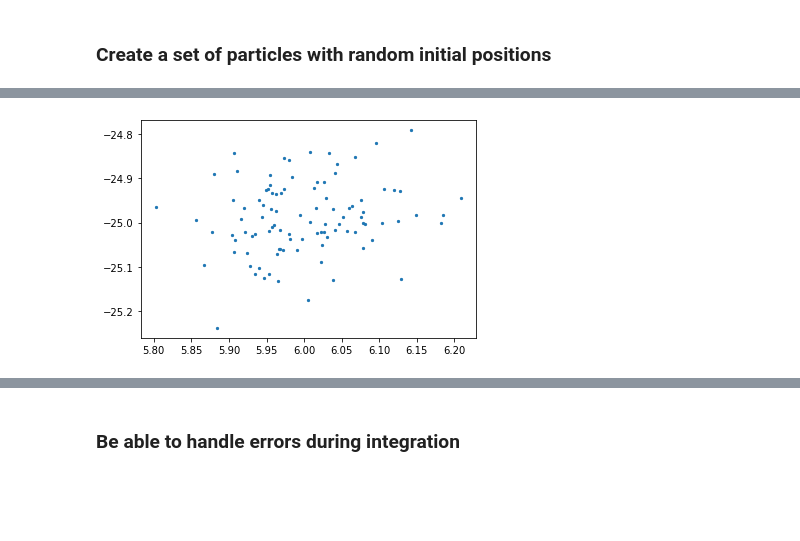
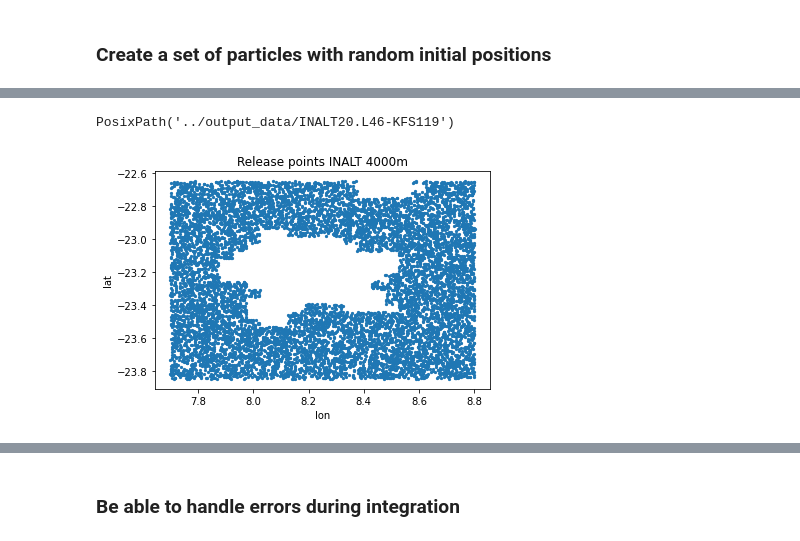
Before and after one commit to LeonMock/master-thesis, a Jupyter notebook: notebooks/2023-04-04_test-INALT.ipynb, the cells around one changed output, grey strips where cells are left out. Saved outputs shown, nothing was run; the diff lists cells and outputs as text; code cells hidden in the pictures; blank space fills up the shorter version.

```diff
--- a/notebooks/2023-04-04_test-INALT.ipynb
+++ b/notebooks/2023-04-04_test-INALT.ipynb
@@ -114,7 +116,7 @@ Data variables: (12/44)
 ### Load release location
 # %%
 def load_release_locations(release_locations_file):
-    df = pd.read_csv(release_locations_file, delimiter=";")
+    df = pd.read_csv(release_locations_file, delimiter=",")
     df = df.set_index("release_zone")
     df.index = df.index.str.lower().str.replace(' ', '-').str.replace("'", '-')
     return df
@@ -222,0 +235,10 @@ speed_param = np.random.uniform(
+# %%
+INALT_mask = xr.open_dataset('/gxfs_work1/geomar/smomw044/prep_data_iAtlantic_LMock/INALT20.L46-KFS119/1_INALT20.L46-KFS119_mesh_mask_iMirabilis.nc')
+topo_INALT = np.sum((INALT_mask.tmask*INALT_mask.e3t_0).isel(t=0),axis=0)
+topo_INALT.rename({'lat','lon'})
+topo_INALT = topo_INALT.assign_coords({"lon": INALT_mask.glamt.isel(t=0,y=0)})
+topo_INALT = topo_INALT.assign_coords({"lat": INALT_mask.gphit.isel(t=0,x=0)})
+topo_INALT = topo_INALT.swap_dims({'x': 'lon'})
+topo_INALT = topo_INALT.swap_dims({'y': 'lat'})
+
+topo_INALT.plot()
@@ -222,0 +248,9 @@ speed_param = np.random.uniform(
+# %%
+release_points = get_uniform_random_in_cube(N=20*number_particles,
+)
+release_points["topo_INALT"] = topo_INALT.sel(
+    lat=release_points.to_xarray().lat,
+    lon=release_points.to_xarray().lon,
+    method="nearest",
+)
+release_points = release_points.where(release_points.topo_INALT > release_depth).dropna().iloc[:number_particles].reset_index(drop=True)
@@ -247,7 +283,27 @@ plt.hist(time, bins=20);
+# %%
+outpath
+# %% [output]
+PosixPath('../output_data/INALT20.L46-KFS119')
 # %%
-plt.scatter(lon, lat, s=5);
+plt.scatter(release_points.lon, release_points.lat, s=5)
+plt.xlabel('lon')
+plt.ylabel('lat')
+plt.title('Release points INALT 4000m')
+
+plt.savefig(('../output_data/{experiment_name}/plots/release-points_{release_zone}_{start_year}{start_month:02d}{start_day:02d}_RT-{runtime_in_days}_N-{number_particles}_seed-{RNG_seed}.png').format(
+    experiment_name = experiment_name,
+    release_zone = release_zone,
+    RNG_seed=RNG_seed,
+    start_year=start_year,
+    start_month = start_month,
+    start_day = start_day,
+    runtime_in_days = runtime_in_days,
+    number_particles=number_particles)
+           )
+
+plt.show;
 # %% [output]
-[figure, old version]
+[figure, new version]
 # %%
 %%time
 pset = ParticleSet(
```
Also changed, not shown: parts of 19 cells of this notebook, 32 other files.
